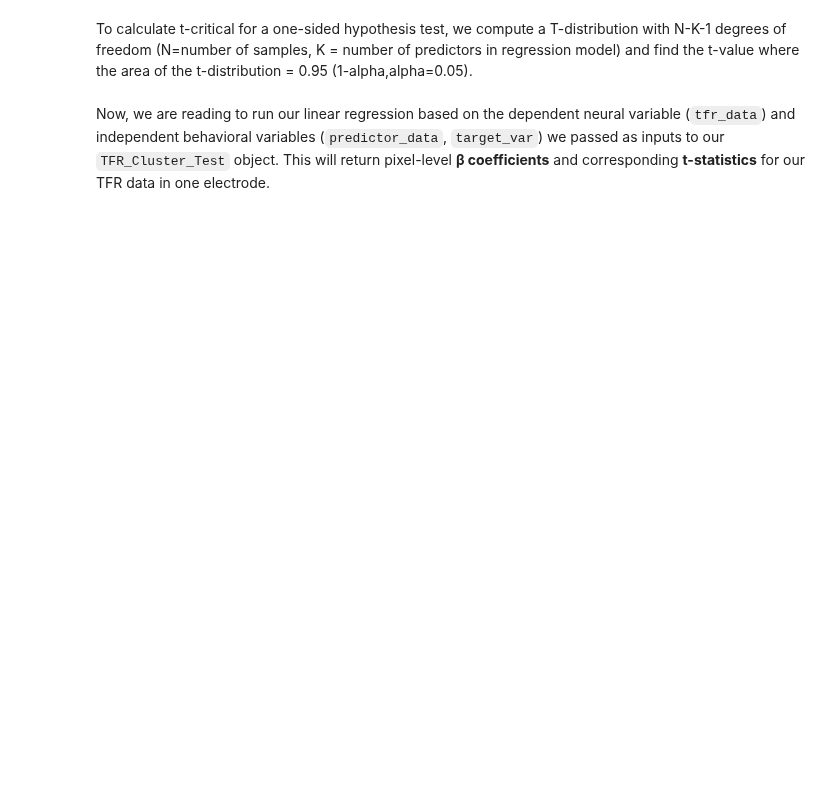
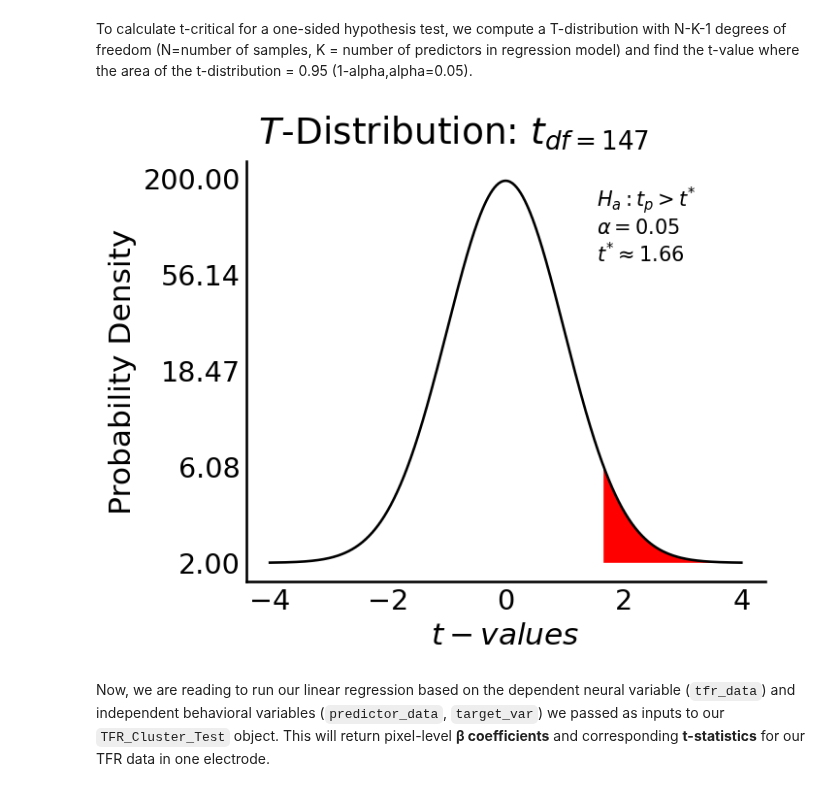
Before and after one commit to aliefink/NeuroCluster, a Jupyter notebook: notebooks/NeuroCluster_template_scrap.ipynb, the cells around one changed output. Saved outputs shown, nothing was run; the diff lists cells and outputs as text; code cells hidden in the pictures; blank space fills up the shorter version.

```diff
--- a/notebooks/NeuroCluster_template_scrap.ipynb
+++ b/notebooks/NeuroCluster_template_scrap.ipynb
@@ -158,7 +239,9 @@ cluster_test
 # %% [markdown]
 To calculate t-critical for a one-sided hypothesis test, we compute a T-distribution with N-K-1 degrees of freedom (N=number of samples, K = number of predictors in regression model) and find the t-value where the area of the t-distribution = 0.95 (1-alpha,alpha=0.05).
 # %%
-NeuroCluster.plotting_utils.plot_tcritical(cluster_test)
+NeuroCluster.plotting_utils.plot_tcritical(cluster_test, freqs)
+# %% [output]
+[figure, added]
 # %% [markdown]
 Now, we are reading to run our linear regression based on the dependent neural variable (`tfr_data`) and independent behavioral variables (`predictor_data`, `target_var`) we passed as inputs to our `TFR_Cluster_Test` object. This will return pixel-level **β coefficients** and corresponding **t-statistics** for our TFR data in one electrode.
 # %%
```
Also changed, not shown: parts of 24 cells of this notebook, 1 other file.
